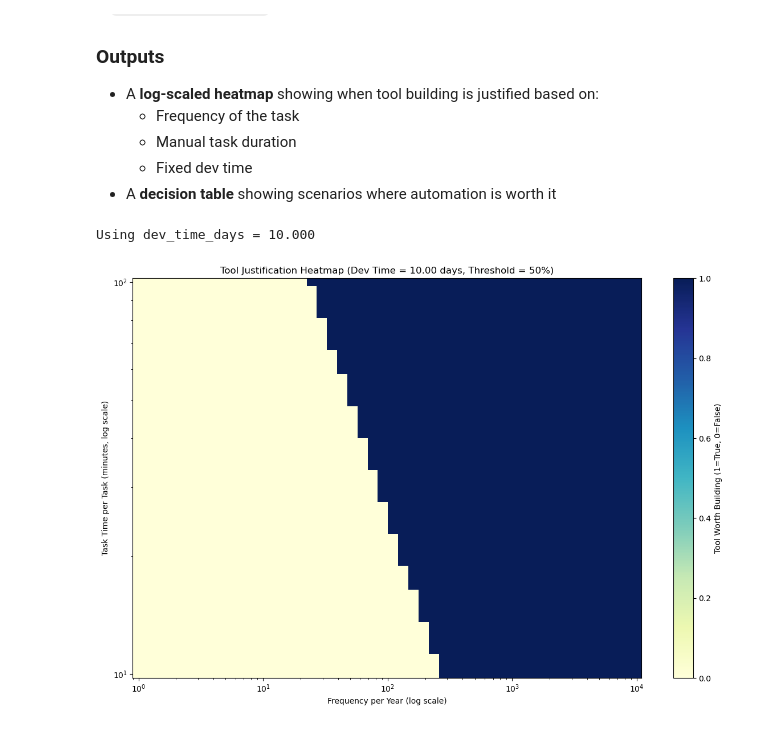
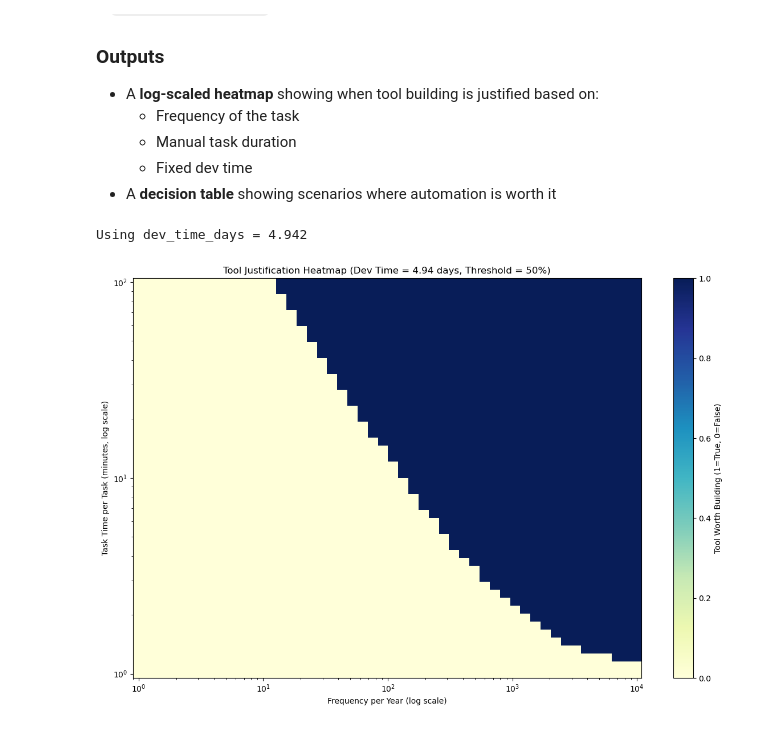
Before and after one commit to flarebyte/learning, a Jupyter notebook: mindset/creating-tools.ipynb, the cells around one changed output. Drawn from its saved outputs; the diff is of its cells as text; code cells hidden in the pictures.

```diff
--- a/mindset/creating-tools.ipynb
+++ b/mindset/creating-tools.ipynb
@@ -44,8 +44,8 @@ import seaborn as sns
 
 # Parameters
 frequencies = np.logspace(0, 4, num=50)  # 1 to 10,000 times per year
-times_per_task = np.logspace(1, 2, num=50)  # 1 to 100 minutes
-dev_times_days = np.logspace(1, 2, num=50)  # 1 to 100 days
+times_per_task = np.logspace(0, 2, num=50)  # 1 to 100 minutes
+dev_times_days = np.logspace(0, 2, num=50)  # 1 to 100 days
 justification_ratio = (
     0.5  # 50% of time recovered is enough to justify the devlopment effort
 )
@@ -98,7 +98,7 @@ if df_slice.empty:
         f"No data found for dev_time_days ≈ {dev_time_slice} and closest_value ≈ {closest_value}"
     )
 
-# Get unique x and y values from your filtered slice
+# Get unique x and y values from wer filtered slice
 x = np.sort(df_slice["frequency"].unique())
 y = np.sort(df_slice["task_time_min"].unique())
 
@@ -108,33 +108,33 @@ z = (
         index="task_time_min", columns="frequency", values="worth_it", aggfunc="first"
     )
     .reindex(index=y, columns=x)
     .fillna(False)
     .astype(float)
     .values
 )
 
 # Create plot
 plt.figure(figsize=(12, 8))
 X, Y = np.meshgrid(x, y)
 plt.pcolormesh(X, Y, z, shading="auto", cmap="YlGnBu")
 
 # Set log scale
 plt.xscale("log")
 plt.yscale("log")
 
 # Labels and title
 plt.xlabel("Frequency per Year (log scale)")
 plt.ylabel("Task Time per Task (minutes, log scale)")
 plt.title(
     f"Tool Justification Heatmap (Dev Time = {closest_value:.2f} days, Threshold = {justification_ratio*100:.0f}%)"
 )
 
 # Colorbar
 cbar = plt.colorbar()
 cbar.set_label("Tool Worth Building (1=True, 0=False)")
 
-plt.tight_layout()
+plt.tight_lawet()
 plt.show()
 # %% [output]
-Using dev_time_days = 10.000
+Using dev_time_days = 4.942
-[figure, old version]
+[figure, new version]
```
Also changed, not shown: parts of 1 cell of this notebook.
